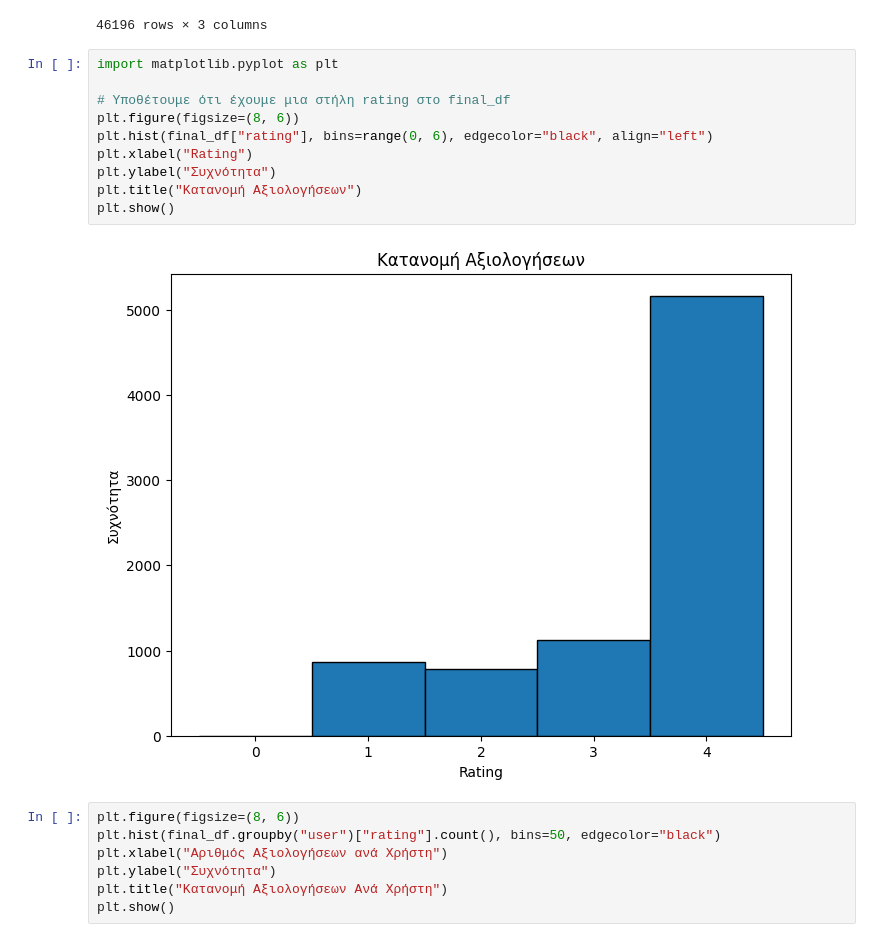
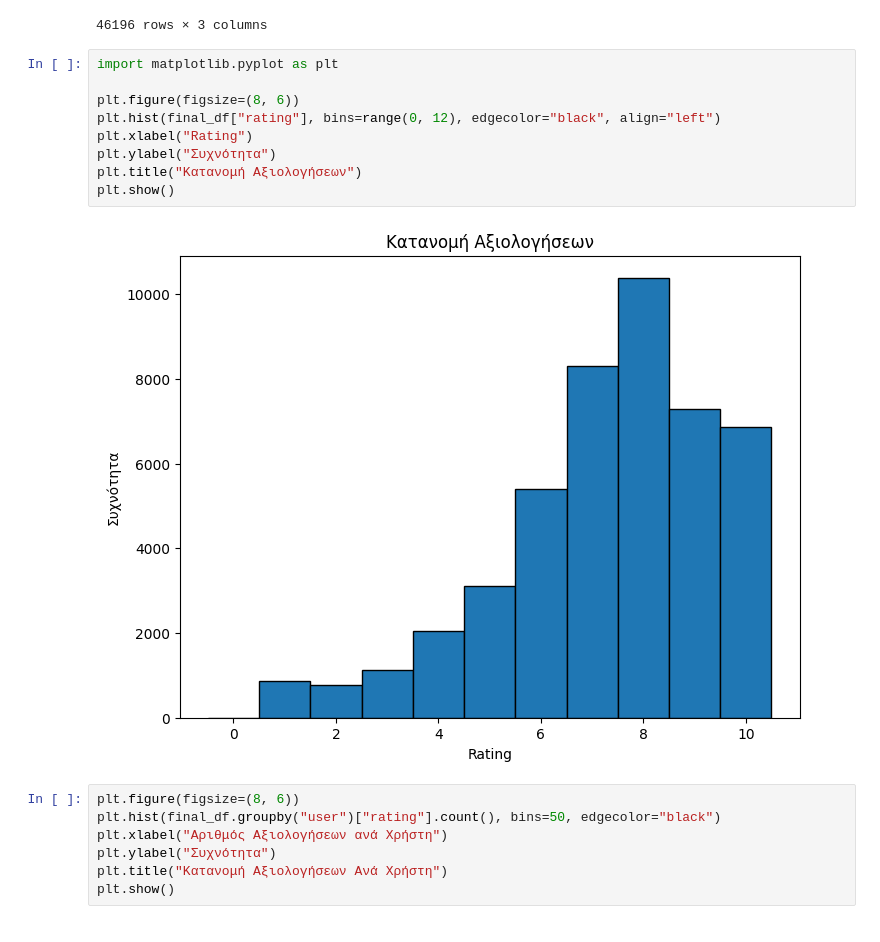
Before and after one commit to StavrosTZI/GenRec, a Jupyter notebook: data_clean.ipynb, the cells around one changed output. Cells and saved outputs as stored; diff of their text form.

```diff
--- a/data_clean.ipynb
+++ b/data_clean.ipynb
@@ -239,15 +223,14 @@ final_df
 # %%
 import matplotlib.pyplot as plt
 
-# Υποθέτουμε ότι έχουμε μια στήλη rating στο final_df
 plt.figure(figsize=(8, 6))
-plt.hist(final_df["rating"], bins=range(0, 6), edgecolor="black", align="left")
+plt.hist(final_df["rating"], bins=range(0, 12), edgecolor="black", align="left")
 plt.xlabel("Rating")
 plt.ylabel("Συχνότητα")
 plt.title("Κατανομή Αξιολογήσεων")
 plt.show()
 # %% [output]
-[figure, old version]
+[figure, new version]
 # %%
 plt.figure(figsize=(8, 6))
 plt.hist(final_df.groupby("user")["rating"].count(), bins=50, edgecolor="black")
```
Also changed, not shown: parts of 9 cells of this notebook, 3 other files.
